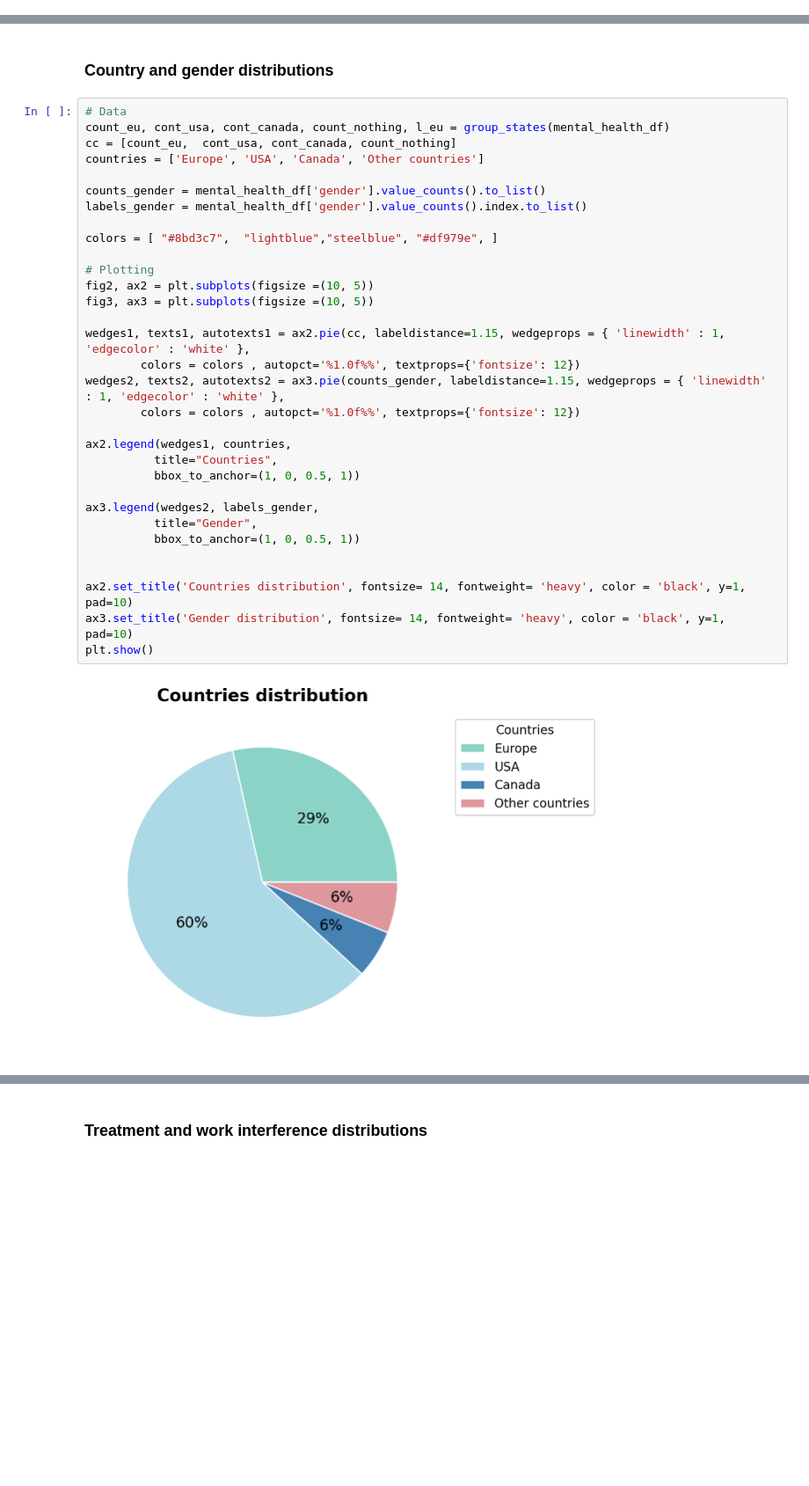
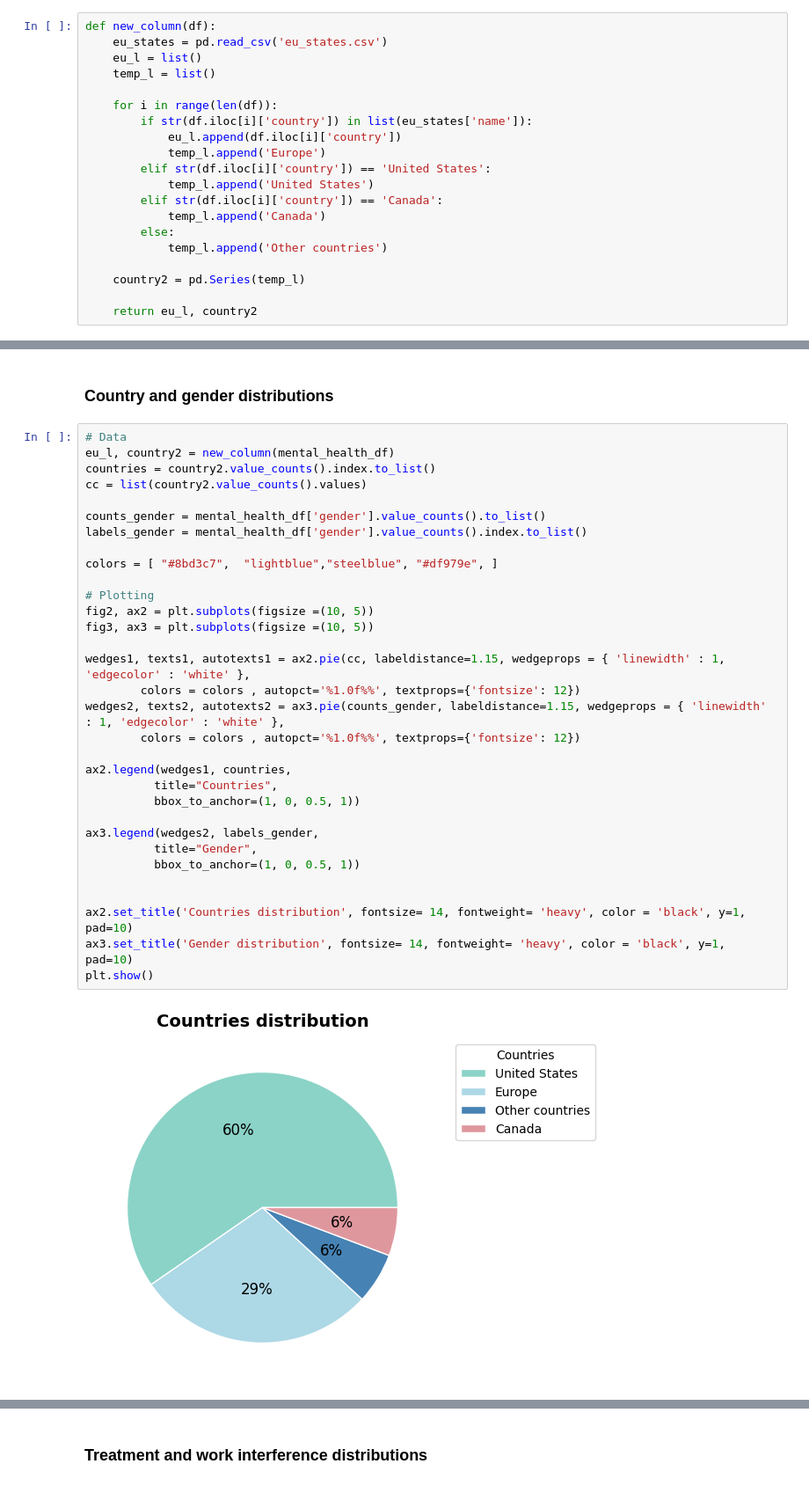
Before and after one commit to EmmaTosato/Programming_Project, a Jupyter notebook: jupyter_project.ipynb, the cells around one changed output, grey strips where cells are left out. Shown at 88% size. Cells and saved outputs as stored; diff of their text form; blank space fills up the shorter version.

```diff
--- a/jupyter_project.ipynb
+++ b/jupyter_project.ipynb
@@ -178,0 +121,20 @@ Name: state, dtype: int64
+# %%
+def new_column(df):
+    eu_states = pd.read_csv('eu_states.csv')
+    eu_l = list()
+    temp_l = list()
+
+    for i in range(len(df)):
+        if str(df.iloc[i]['country']) in list(eu_states['name']):
+            eu_l.append(df.iloc[i]['country'])
+            temp_l.append('Europe')
+        elif str(df.iloc[i]['country']) == 'United States':
+            temp_l.append('United States')
+        elif str(df.iloc[i]['country']) == 'Canada':
+            temp_l.append('Canada')
+        else:
+            temp_l.append('Other countries')
+
+    country2 = pd.Series(temp_l)
+
+    return eu_l, country2
@@ -500,38 +315,38 @@ plt.plot()
 ### Country and gender distributions
 # %%
 # Data
-count_eu, cont_usa, cont_canada, count_nothing, l_eu = group_states(mental_health_df)
-cc = [count_eu,  cont_usa, cont_canada, count_nothing]
-countries = ['Europe', 'USA', 'Canada', 'Other countries']
+eu_l, country2 = new_column(mental_health_df)
+countries = country2.value_counts().index.to_list()
+cc = list(country2.value_counts().values)
 
 counts_gender = mental_health_df['gender'].value_counts().to_list()
 labels_gender = mental_health_df['gender'].value_counts().index.to_list()
 
 colors = [ "#8bd3c7",  "lightblue","steelblue", "#df979e", ]
 
 # Plotting
 fig2, ax2 = plt.subplots(figsize =(10, 5))
 fig3, ax3 = plt.subplots(figsize =(10, 5))
 
 wedges1, texts1, autotexts1 = ax2.pie(cc, labeldistance=1.15, wedgeprops = { 'linewidth' : 1, 'edgecolor' : 'white' },
         colors = colors , autopct='%1.0f%%', textprops={'fontsize': 12})
 wedges2, texts2, autotexts2 = ax3.pie(counts_gender, labeldistance=1.15, wedgeprops = { 'linewidth' : 1, 'edgecolor' : 'white' },
         colors = colors , autopct='%1.0f%%', textprops={'fontsize': 12})
 
 ax2.legend(wedges1, countries,
           title="Countries",
           bbox_to_anchor=(1, 0, 0.5, 1))
 
 ax3.legend(wedges2, labels_gender,
           title="Gender",
           bbox_to_anchor=(1, 0, 0.5, 1))
 
 
 ax2.set_title('Countries distribution', fontsize= 14, fontweight= 'heavy', color = 'black', y=1, pad=10)
 ax3.set_title('Gender distribution', fontsize= 14, fontweight= 'heavy', color = 'black', y=1, pad=10)
 plt.show()
 # %% [output]
-[figure, old version]
+[figure, new version]
 [figure]
 # %% [markdown]
 ### Treatment and work interference distributions
```
Also changed, not shown: parts of 45 cells of this notebook, 1 other file.
